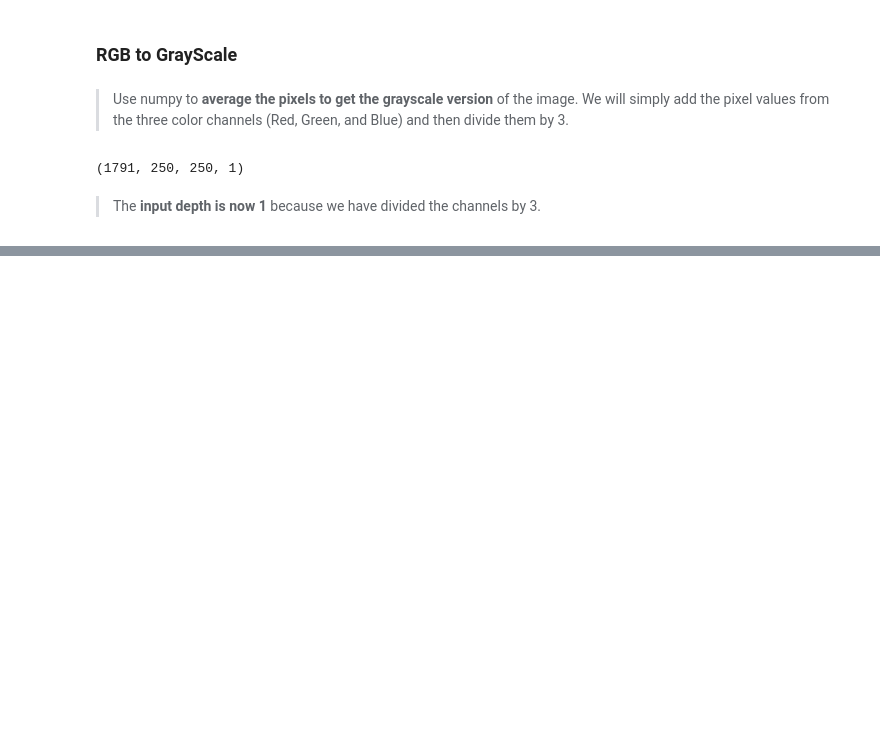
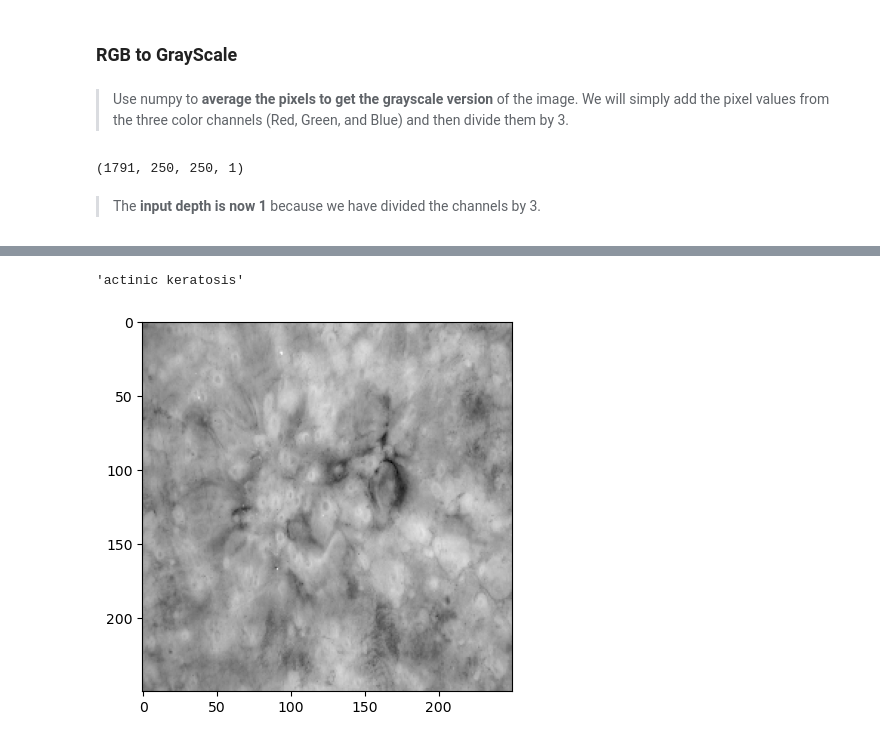
Before and after one commit to redayzarra/ml-skincancer-project, a Jupyter notebook: Skin_ Cancer_Classification.ipynb, the cells around one changed output, grey strips where cells are left out. Cells and saved outputs as stored; diff of their text form; code cells hidden in the pictures; blank space fills up the shorter version.

```diff
--- a/Skin_ Cancer_Classification.ipynb
+++ b/Skin_ Cancer_Classification.ipynb
@@ -216,0 +260,3 @@ plt.imshow(X_test_gray[i].squeeze(), cmap = 'gray')
+# %%
+X_test_gray_norm = (X_test_gray - 128) / 128
+X_valid_gray_norm = (X_valid_gray - 128) / 128
@@ -216,0 +269,6 @@ plt.imshow(X_test_gray[i].squeeze(), cmap = 'gray')
+# %%
+plt.imshow(X_test_gray_norm[i].squeeze(), cmap = 'gray')
+y_test[i]
+# %% [output]
+'actinic keratosis'
+[figure, added]
```
Also changed, not shown: parts of 23 cells of this notebook.
